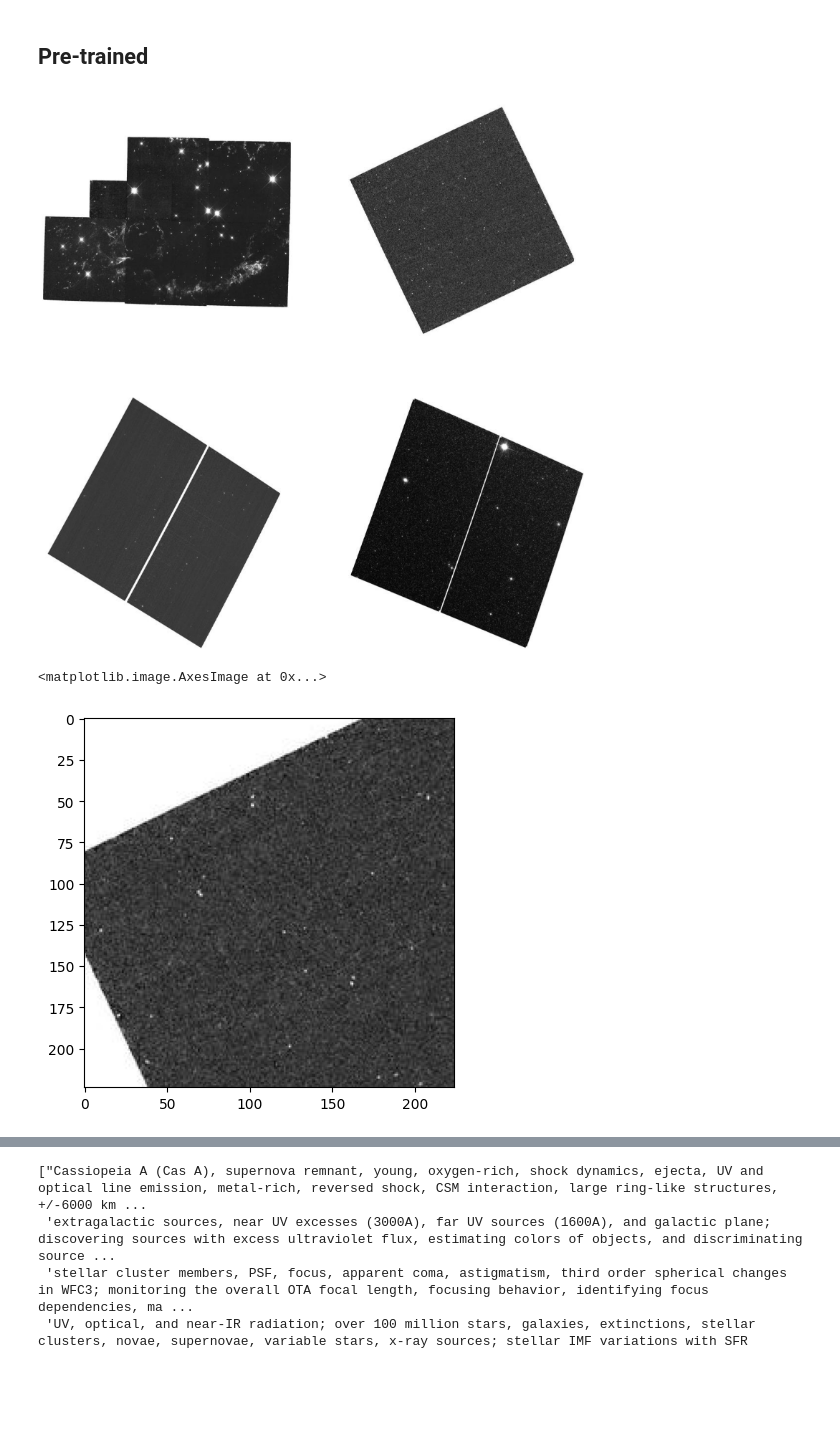
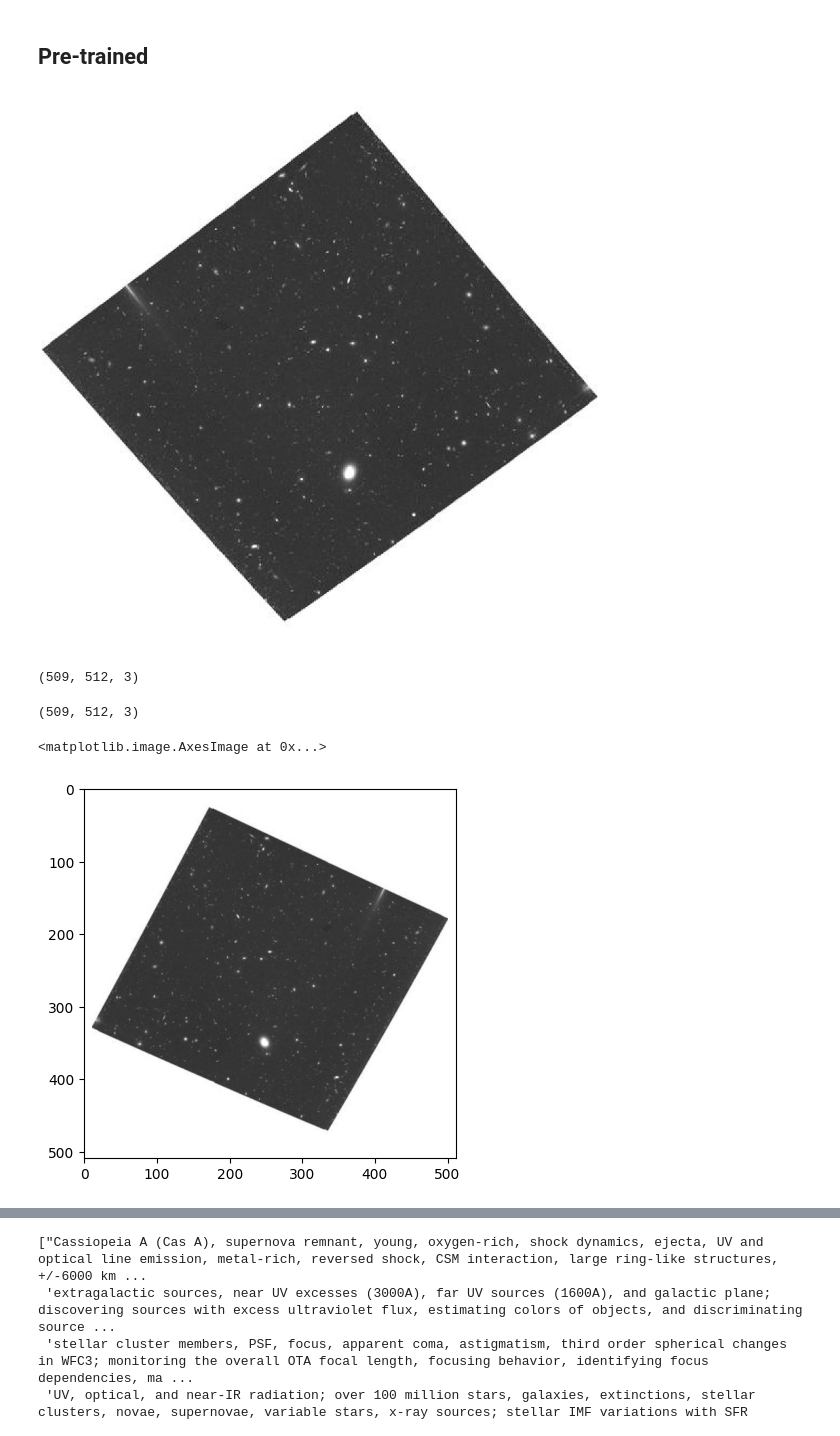
Before and after one commit to smsharma/PAPERCLIP-Hubble, a Jupyter notebook: notebooks/02_clip_explorer.ipynb, the cells around one changed output, grey strips where cells are left out. Saved outputs shown, nothing was run; the diff lists cells and outputs as text; code cells hidden in the pictures; blank space fills up the shorter version.

```diff
--- a/notebooks/02_clip_explorer.ipynb
+++ b/notebooks/02_clip_explorer.ipynb
@@ -11,9 +11,9 @@ from models.eval_utils import retrieval_eval_metric
 # %%
 from utils.dataset_utils import make_dataloader, create_input_iter
 
-batch_size = 8
+batch_size = 1
 
-files = ['../data/tfrecords_v4/observations_train_1.tfrecord','../data/tfrecords_v4/observations_train_2.tfrecord',]
+files = ['../data/tfrecords_v5/observations_train_1.tfrecord',]
 ds = make_dataloader(files, batch_size=batch_size, seed=42, caption_type="summary")
 batches = create_input_iter(ds)
 # %% [output]
@@ -49,17 +49,21 @@ captions = [c.decode('utf-8') for c in captions]
 # %%
 plt.figure(figsize=(20, 20))
 
-grid_size = 2
+grid_size = 1
 
 # Loop through the images in the batch and plot them in a grid
 for i in range(grid_size * grid_size):
     plt.subplot(grid_size, grid_size, i+1)
     plt.imshow(images[i], vmin=0, vmax=1)
     plt.axis('off')  # Turn off axis numbers and ticks
 
 plt.show()
 # %% [output]
-[figure, old version]
+[figure, new version]
+# %%
+images[0].shape
+# %% [output]
+(509, 512, 3)
 # %%
 from dm_pix import random_crop, random_flip_up_down, random_flip_left_right, rotate
 from functools import partial
@@ -82,7 +87,11 @@ images = jax.vmap(random_crop, in_axes=(None,0,None))(rng_aug, images, (model.co
+# %%
+images[0].shape
+# %% [output]
+(509, 512, 3)
 # %%
-plt.imshow(images[1], vmin=0, vmax=1)
+plt.imshow(images[0], vmin=0, vmax=1)
 # %% [output]
 <matplotlib.image.AxesImage at 0x...>
-[figure, old version]
+[figure, new version]
 # %%
 processor = AutoProcessor.from_pretrained("openai/clip-vit-base-patch32",)
```
Also changed, not shown: parts of 5 cells of this notebook, 5 other files.
